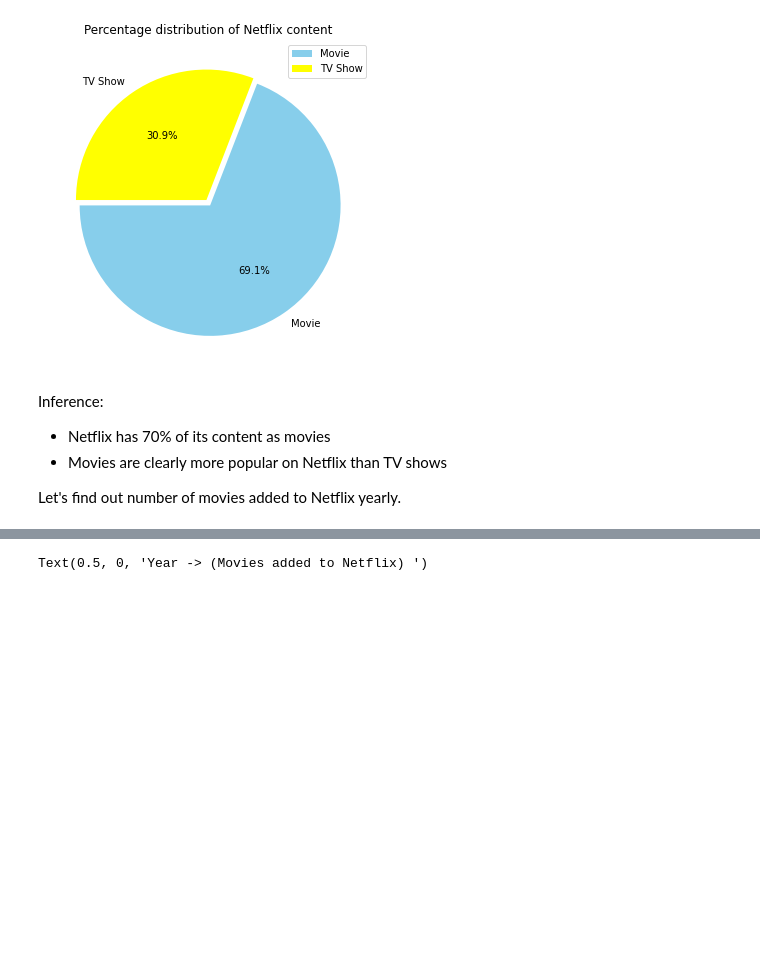
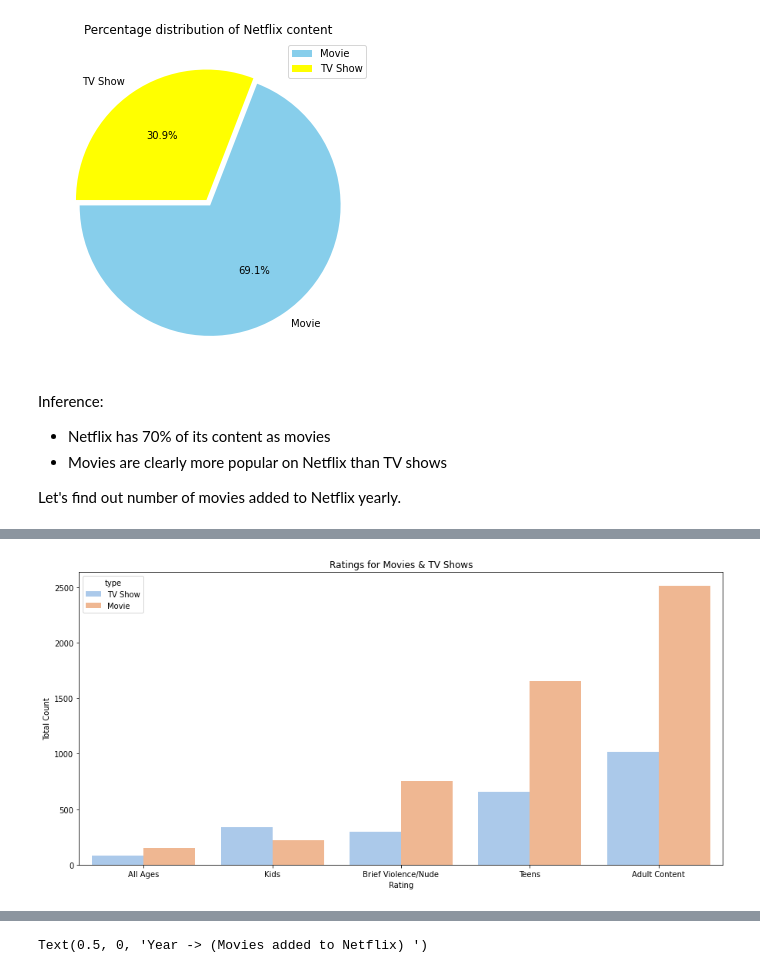
Before and after one commit to Harisha-AlmaBetter/NETFLIX-MOVIES-AND-TV-SHOWS-CLUSTERING, a Jupyter notebook: NETFLIX_MOVIES_AND_TV_SHOWS_CLUSTERING.ipynb, the cells around one changed output, grey strips where cells are left out. Saved outputs shown, nothing was run; the diff lists cells and outputs as text; code cells hidden in the pictures; blank space fills up the shorter version.

```diff
--- a/NETFLIX_MOVIES_AND_TV_SHOWS_CLUSTERING.ipynb
+++ b/NETFLIX_MOVIES_AND_TV_SHOWS_CLUSTERING.ipynb
@@ -510,0 +603,10 @@ Let's find out number of movies added to Netflix yearly.
+# %%
+order = ['All Ages','Kids','Brief Violence/Nude','Teens','Adult Content']
+plt.figure(figsize=(15,7))
+g = sns.countplot(nf.rating, hue=nf.type, order=order, palette="pastel");
+plt.title("Ratings for Movies & TV Shows")
+plt.xlabel("Rating")
+plt.ylabel("Total Count")
+plt.show()
+# %% [output]
+[figure, added]
```
Also changed, not shown: parts of 40 cells of this notebook.
